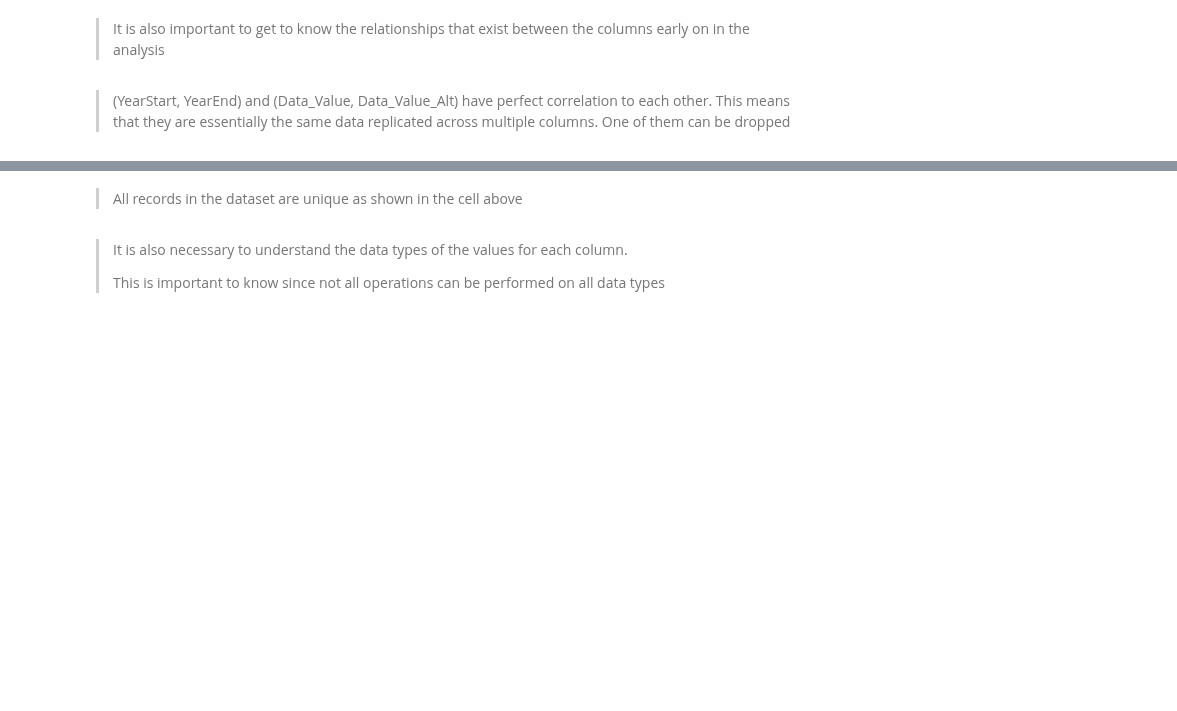
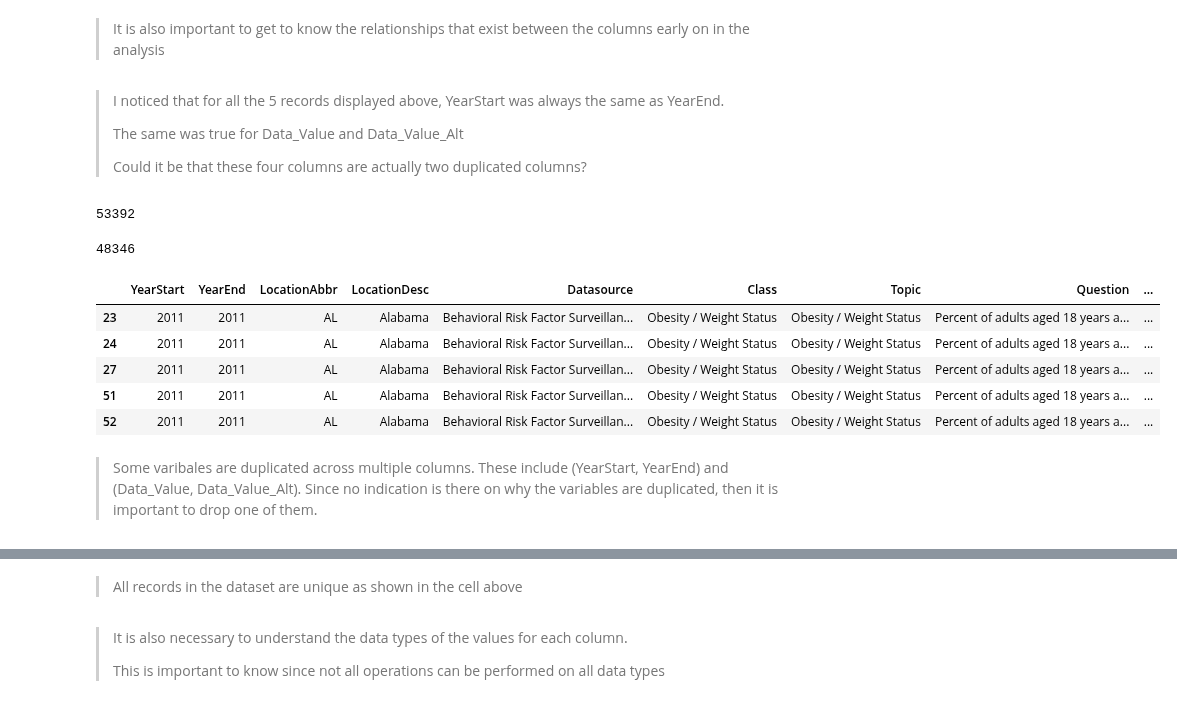
Before and after one commit to CollinsOduor/relationship-between-weight-and-socio-economic-status, a Jupyter notebook: Collins Nutrition Study.ipynb, the cells around one changed output, grey strips where cells are left out. Cells and saved outputs as stored; diff of their text form; code cells hidden in the pictures; blank space fills up the shorter version.

```diff
--- a/Collins Nutrition Study.ipynb
+++ b/Collins Nutrition Study.ipynb
@@ -67,5 +157,28 @@ sns.pairplot(df);
-# %% [markdown]
-> (YearStart, YearEnd) and (Data_Value, Data_Value_Alt) have perfect correlation to each other. This means that they are essentially the same data replicated across multiple columns. One of them can be dropped
+# %% [markdown]
+> I noticed that for all the 5 records displayed above, YearStart was always the same as YearEnd.
+>
+> The same was true for Data_Value and Data_Value_Alt
+>
+> Could it be that these four columns are actually two duplicated columns?
+# %%
+(df['YearEnd'] == df['YearStart']).sum()
+# %% [output]
+53392
+# %%
+(df['Data_Value'] == df['Data_Value_Alt']).sum()
+# %% [output]
+48346
+# %%
+df[df['Data_Value'] != df['Data_Value_Alt']].head()
+# %% [output]
+|  | YearStart | YearEnd | LocationAbbr | LocationDesc | Datasource | Class | Topic | Question | ... |
+| 23 | 2011 | 2011 | AL | Alabama | Behavioral Risk Factor Surveillan... | Obesity / Weight Status | Obesity / Weight Status | Percent of adults aged 18 years a... | ... |
+| 24 | 2011 | 2011 | AL | Alabama | Behavioral Risk Factor Surveillan... | Obesity / Weight Status | Obesity / Weight Status | Percent of adults aged 18 years a... | ... |
+| 27 | 2011 | 2011 | AL | Alabama | Behavioral Risk Factor Surveillan... | Obesity / Weight Status | Obesity / Weight Status | Percent of adults aged 18 years a... | ... |
+| 51 | 2011 | 2011 | AL | Alabama | Behavioral Risk Factor Surveillan... | Obesity / Weight Status | Obesity / Weight Status | Percent of adults aged 18 years a... | ... |
+| 52 | 2011 | 2011 | AL | Alabama | Behavioral Risk Factor Surveillan... | Obesity / Weight Status | Obesity / Weight Status | Percent of adults aged 18 years a... | ... |
+# %% [markdown]
+> Some varibales are duplicated across multiple columns. These include (YearStart, YearEnd) and (Data_Value, Data_Value_Alt). Since no indication is there on why the variables are duplicated, then it is important to drop one of them.
 # %%
 #find out the number of duplicated records
 df.duplicated().sum()
```
Also changed, not shown: parts of 94 cells of this notebook.
